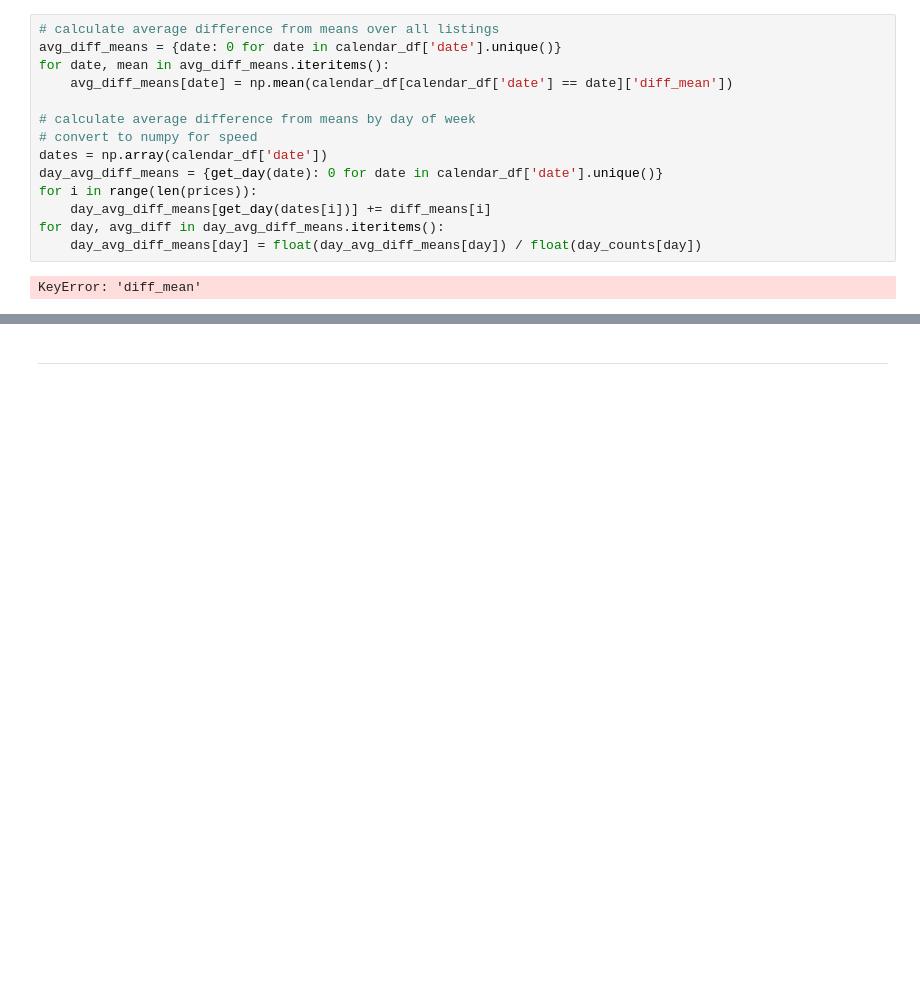
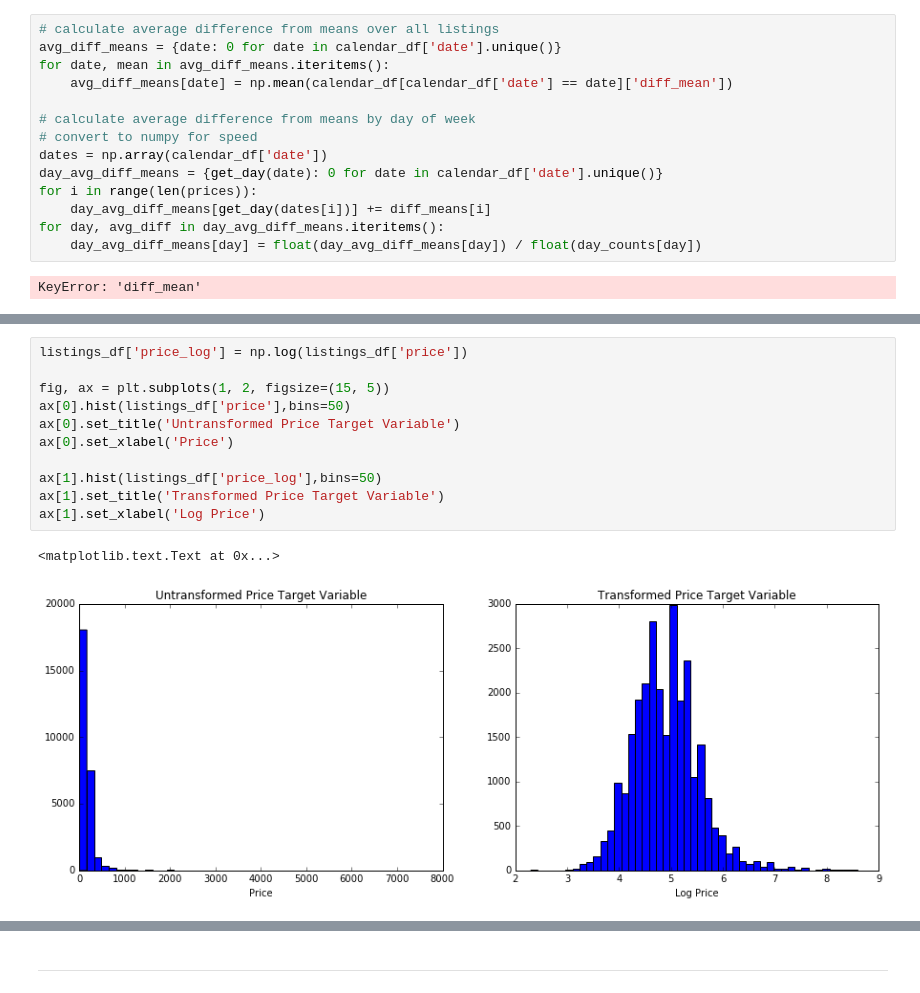
Before and after one commit to ryancswallace/airbnb, a Jupyter notebook: airbnb_Milestone3.ipynb, the cells around one changed output, grey strips where cells are left out. Drawn from its saved outputs; the diff is of its cells as text; blank space fills up the shorter version.

```diff
--- a/airbnb_Milestone3.ipynb
+++ b/airbnb_Milestone3.ipynb
@@ -754,0 +854,14 @@ for date, diff in sorted_avg_diffs[-15:]:
+# %%
+listings_df['price_log'] = np.log(listings_df['price'])
+
+fig, ax = plt.subplots(1, 2, figsize=(15, 5))
+ax[0].hist(listings_df['price'],bins=50)
+ax[0].set_title('Untransformed Price Target Variable')
+ax[0].set_xlabel('Price')
+
+ax[1].hist(listings_df['price_log'],bins=50)
+ax[1].set_title('Transformed Price Target Variable')
+ax[1].set_xlabel('Log Price')
+# %% [output]
+<matplotlib.text.Text at 0x...>
+[figure, added]
```
Also changed, not shown: parts of 18 cells of this notebook.
